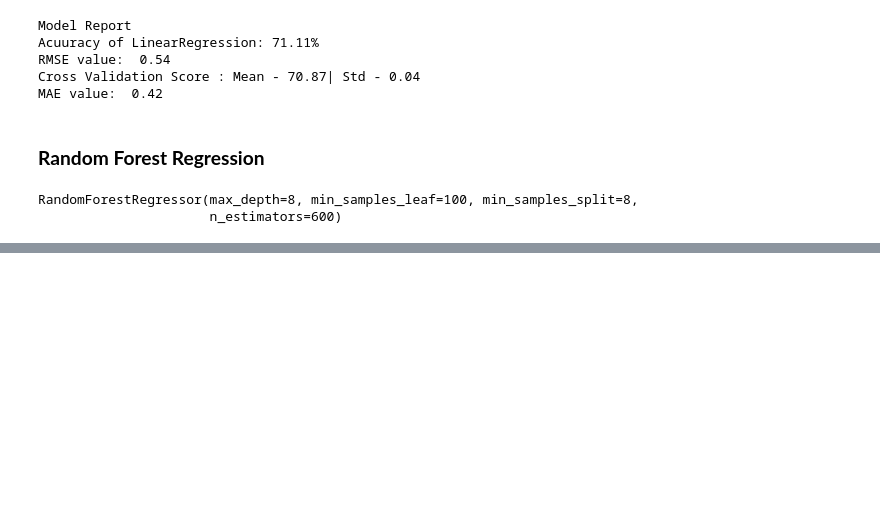
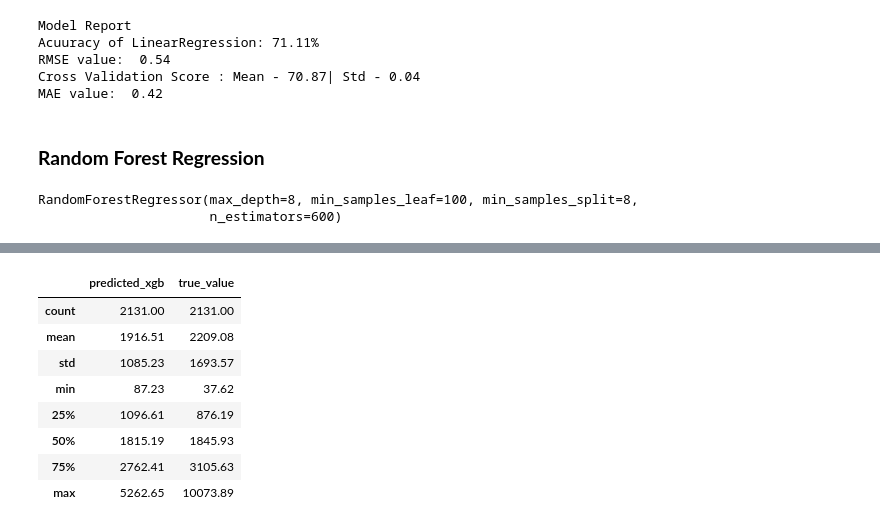
Before and after one commit to prateekkosta/Big-Mart-sales-analysis-, a Jupyter notebook: BigMart_Data_Analysis.ipynb, the cells around one changed output, grey strips where cells are left out. Saved outputs shown, nothing was run; the diff lists cells and outputs as text; code cells hidden in the pictures; blank space fills up the shorter version.

```diff
--- a/BigMart_Data_Analysis.ipynb
+++ b/BigMart_Data_Analysis.ipynb
@@ -778,0 +840,13 @@ MAE value:  0.41
+# %%
+a= np.exp(pred_xgb)
+a.describe()
+# %% [output]
+|  | predicted_xgb | true_value |
+| count | 2131.00 | 2131.00 |
+| mean | 1916.51 | 2209.08 |
+| std | 1085.23 | 1693.57 |
+| min | 87.23 | 37.62 |
+| 25% | 1096.61 | 876.19 |
+| 50% | 1815.19 | 1845.93 |
+| 75% | 2762.41 | 3105.63 |
+| max | 5262.65 | 10073.89 |
```
Also changed, not shown: parts of 20 cells of this notebook.
